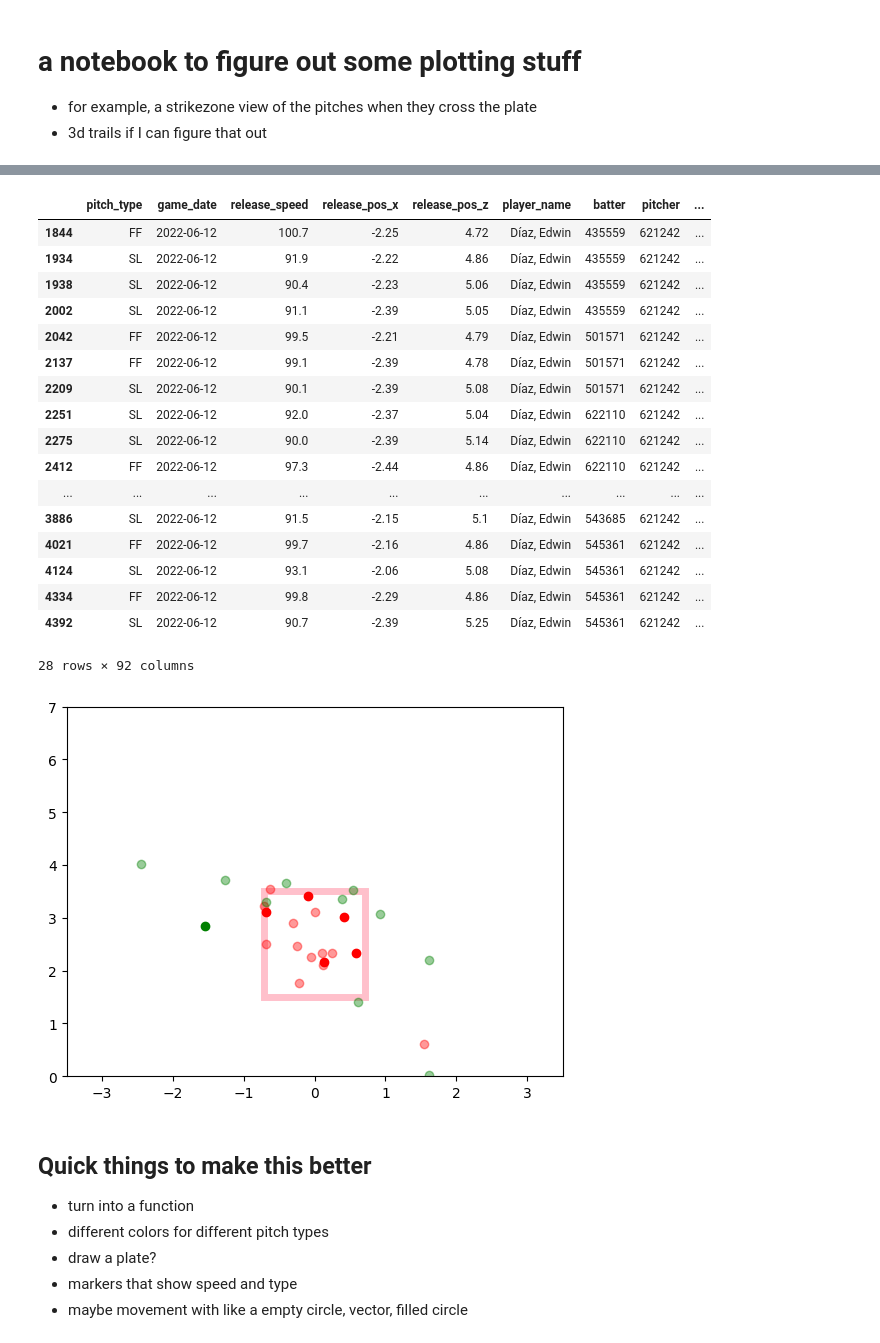
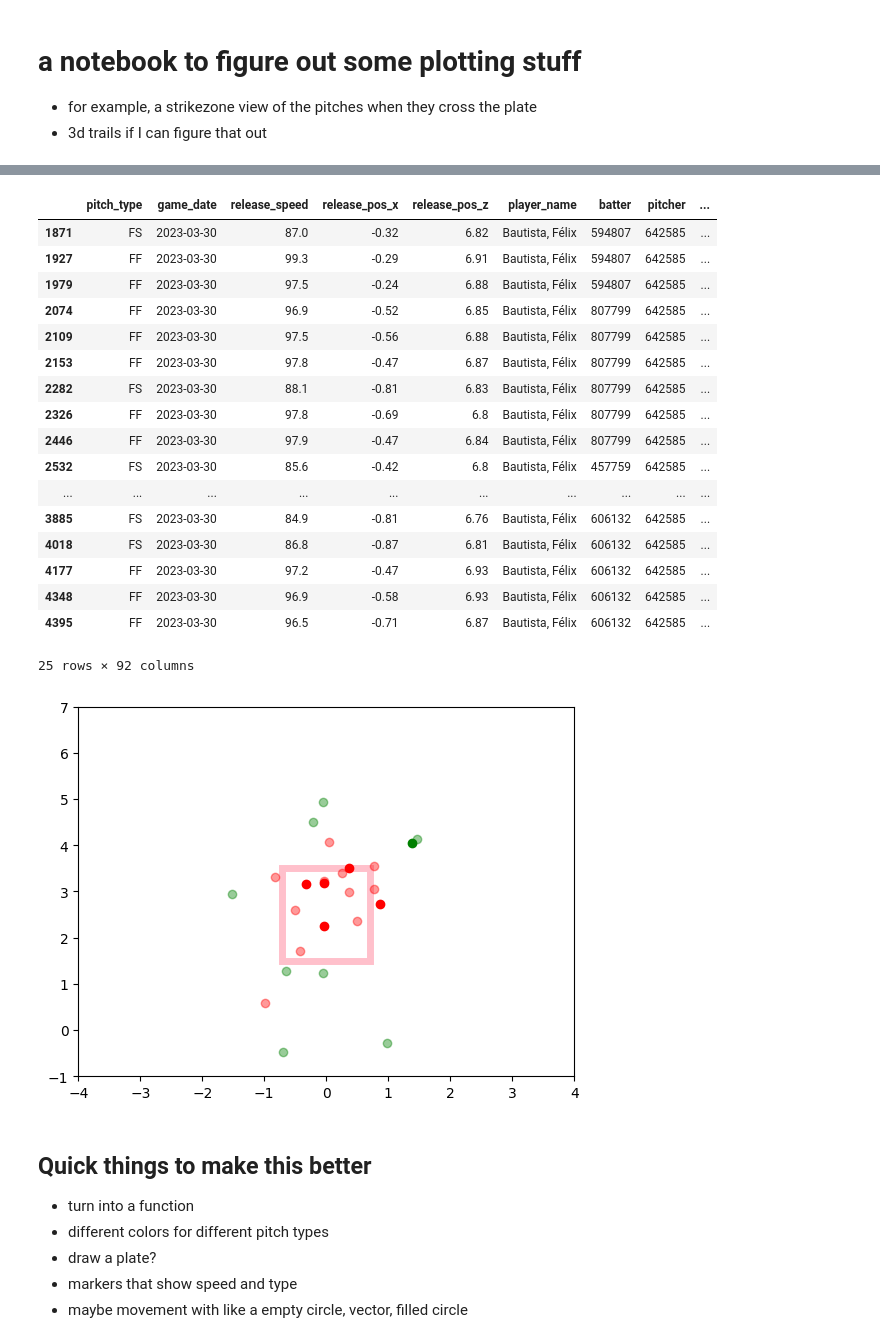
Before and after one commit to nicholson2208/three-true-outcomes, a Jupyter notebook: plotting.ipynb, the cells around one changed output, grey strips where cells are left out. Cells and saved outputs as stored; diff of their text form; code cells hidden in the pictures.

```diff
--- a/plotting.ipynb
+++ b/plotting.ipynb
@@ -11,7 +12,10 @@ import pandas as pd
 import matplotlib.pyplot as plt
 # %%
 # this defaults to yesterday
-end_dt = '2022-06-12'
+#end_dt = '2023-03-30'
+# remember this will be utc
+end_dt = str(datetime.date.today() + datetime.timedelta(days=-1))
+
 
 df = statcast(start_dt=end_dt, end_dt=end_dt)
 
@@ -74,57 +82,57 @@ plt.show()
 # %%
 # Do this again, but for all pitches
 
-all_pitches = df[df.pitcher == 621242]
+all_pitches = df[df.pitcher == 642585]
 # here is the game that he pitched in https://www.youtube.com/watch?v=r5-DFUnWevY
 # %%
 all_pitches
 # %% [output]
 |  | pitch_type | game_date | release_speed | release_pos_x | release_pos_z | player_name | batter | pitcher | ... |
-| 1844 | FF | 2022-06-12 | 100.7 | -2.25 | 4.72 | Díaz, Edwin | 435559 | 621242 | ... |
-| 1934 | SL | 2022-06-12 | 91.9 | -2.22 | 4.86 | Díaz, Edwin | 435559 | 621242 | ... |
-| 1938 | SL | 2022-06-12 | 90.4 | -2.23 | 5.06 | Díaz, Edwin | 435559 | 621242 | ... |
-| 2002 | SL | 2022-06-12 | 91.1 | -2.39 | 5.05 | Díaz, Edwin | 435559 | 621242 | ... |
-| 2042 | FF | 2022-06-12 | 99.5 | -2.21 | 4.79 | Díaz, Edwin | 501571 | 621242 | ... |
-| 2137 | FF | 2022-06-12 | 99.1 | -2.39 | 4.78 | Díaz, Edwin | 501571 | 621242 | ... |
-| 2209 | SL | 2022-06-12 | 90.1 | -2.39 | 5.08 | Díaz, Edwin | 501571 | 621242 | ... |
-| 2251 | SL | 2022-06-12 | 92.0 | -2.37 | 5.04 | Díaz, Edwin | 622110 | 621242 | ... |
-| 2275 | SL | 2022-06-12 | 90.0 | -2.39 | 5.14 | Díaz, Edwin | 622110 | 621242 | ... |
-| 2412 | FF | 2022-06-12 | 97.3 | -2.44 | 4.86 | Díaz, Edwin | 622110 | 621242 | ... |
+| 1871 | FS | 2023-03-30 | 87.0 | -0.32 | 6.82 | Bautista, Félix | 594807 | 642585 | ... |
+| 1927 | FF | 2023-03-30 | 99.3 | -0.29 | 6.91 | Bautista, Félix | 594807 | 642585 | ... |
+| 1979 | FF | 2023-03-30 | 97.5 | -0.24 | 6.88 | Bautista, Félix | 594807 | 642585 | ... |
+| 2074 | FF | 2023-03-30 | 96.9 | -0.52 | 6.85 | Bautista, Félix | 807799 | 642585 | ... |
+| 2109 | FF | 2023-03-30 | 97.5 | -0.56 | 6.88 | Bautista, Félix | 807799 | 642585 | ... |
+| 2153 | FF | 2023-03-30 | 97.8 | -0.47 | 6.87 | Bautista, Félix | 807799 | 642585 | ... |
+| 2282 | FS | 2023-03-30 | 88.1 | -0.81 | 6.83 | Bautista, Félix | 807799 | 642585 | ... |
+| 2326 | FF | 2023-03-30 | 97.8 | -0.69 | 6.8 | Bautista, Félix | 807799 | 642585 | ... |
+| 2446 | FF | 2023-03-30 | 97.9 | -0.47 | 6.84 | Bautista, Félix | 807799 | 642585 | ... |
+| 2532 | FS | 2023-03-30 | 85.6 | -0.42 | 6.8 | Bautista, Félix | 457759 | 642585 | ... |
 | ... | ... | ... | ... | ... | ... | ... | ... | ... | ... |
-| 3886 | SL | 2022-06-12 | 91.5 | -2.15 | 5.1 | Díaz, Edwin | 543685 | 621242 | ... |
-| 4021 | FF | 2022-06-12 | 99.7 | -2.16 | 4.86 | Díaz, Edwin | 545361 | 621242 | ... |
-| 4124 | SL | 2022-06-12 | 93.1 | -2.06 | 5.08 | Díaz, Edwin | 545361 | 621242 | ... |
-| 4334 | FF | 2022-06-12 | 99.8 | -2.29 | 4.86 | Díaz, Edwin | 545361 | 621242 | ... |
-| 4392 | SL | 2022-06-12 | 90.7 | -2.39 | 5.25 | Díaz, Edwin | 545361 | 621242 | ... |
+| 3885 | FS | 2023-03-30 | 84.9 | -0.81 | 6.76 | Bautista, Félix | 606132 | 642585 | ... |
+| 4018 | FS | 2023-03-30 | 86.8 | -0.87 | 6.81 | Bautista, Félix | 606132 | 642585 | ... |
+| 4177 | FF | 2023-03-30 | 97.2 | -0.47 | 6.93 | Bautista, Félix | 606132 | 642585 | ... |
+| 4348 | FF | 2023-03-30 | 96.9 | -0.58 | 6.93 | Bautista, Félix | 606132 | 642585 | ... |
+| 4395 | FF | 2023-03-30 | 96.5 | -0.71 | 6.87 | Bautista, Félix | 606132 | 642585 | ... |
-28 rows × 92 columns
+25 rows × 92 columns
 # %%
 #define Matplotlib figure and axis
 fig, ax = plt.subplots()
 
 
 
 for row in all_pitches.iterrows():
     row = row[1]
     ax.plot(row["plate_x"],
             row["plate_z"],
             'o',
             alpha = 0.4 if pd.isna(row["events"]) else 1,
             color = "green" if row["description"] == "ball" else "red")
 
 #add strike zone to plot
 ax.add_patch(Rectangle((-0.71, 1.5), 2*0.71, 2,
              edgecolor = 'pink',
              facecolor = 'blue',
              fill=False,
              lw=5))
 
-ax.set_xlim(-3.5, 3.5)
-ax.set_ylim(0, 7)
+ax.set_xlim(-4, 4)
+ax.set_ylim(-1, 7)
 
 
 plt.show()
 # %% [output]
-[figure, old version]
+[figure, new version]
 # %% [markdown]
 ## Quick things to make this better
 - turn into a function
```
Also changed, not shown: parts of 6 cells of this notebook, 5 other files.
